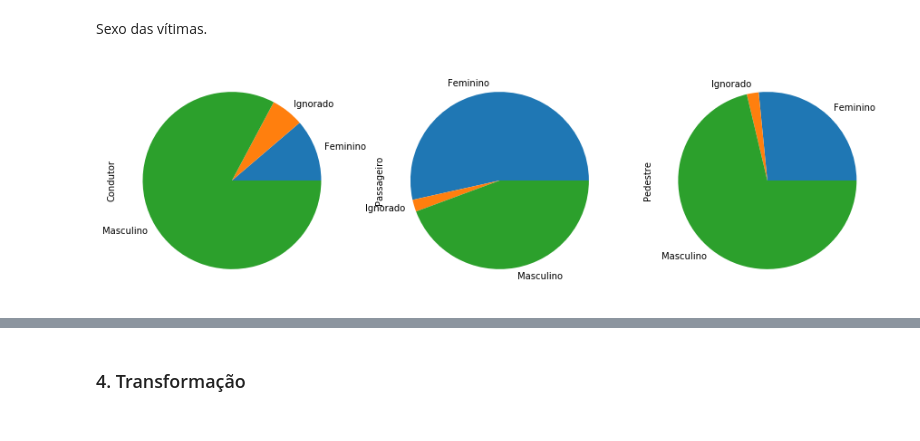
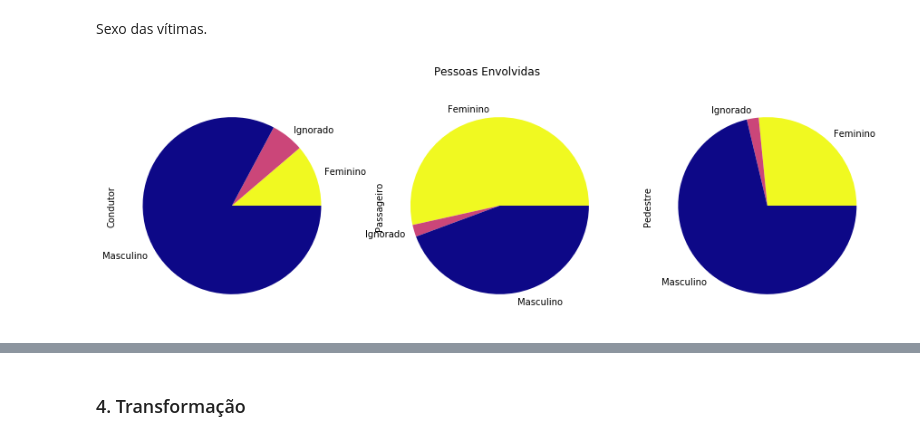
Before and after one commit to daniel-santos-7/tcc-bct, a Jupyter notebook: acidentes.ipynb, the cells around one changed output, grey strips where cells are left out. Cells and saved outputs as stored; diff of their text form; code cells hidden in the pictures.

```diff
--- a/acidentes.ipynb
+++ b/acidentes.ipynb
@@ -752,6 +808,8 @@ acidentes_rn[acidentes_rn['idade']>0]['idade'].plot(kind='hist',title='Distribui
 # %% [markdown]
 Sexo das vítimas.
 # %%
-pd.crosstab(acidentes_rn['sexo'],acidentes_rn['tipo_envolvido'])[['Condutor','Passageiro','Pedestre']].plot(kind='pie',subplots=True,figsize=(15,4.5),legend=False);
+ax = pd.crosstab(acidentes_rn['sexo'],acidentes_rn['tipo_envolvido'])[['Condutor','Passageiro','Pedestre']].plot(kind='pie',subplots=True,figsize=(15,4.5),legend=False,colormap='plasma_r',title='Pessoas Envolvidas');
+
+ax[0].get_figure().savefig('figuras/envolvidos.png',dpi=500,bbox_inches='tight');
 # %% [output]
-[figure, old version]
+[figure, new version]
```
Also changed, not shown: parts of 94 cells of this notebook, 30 other files.
